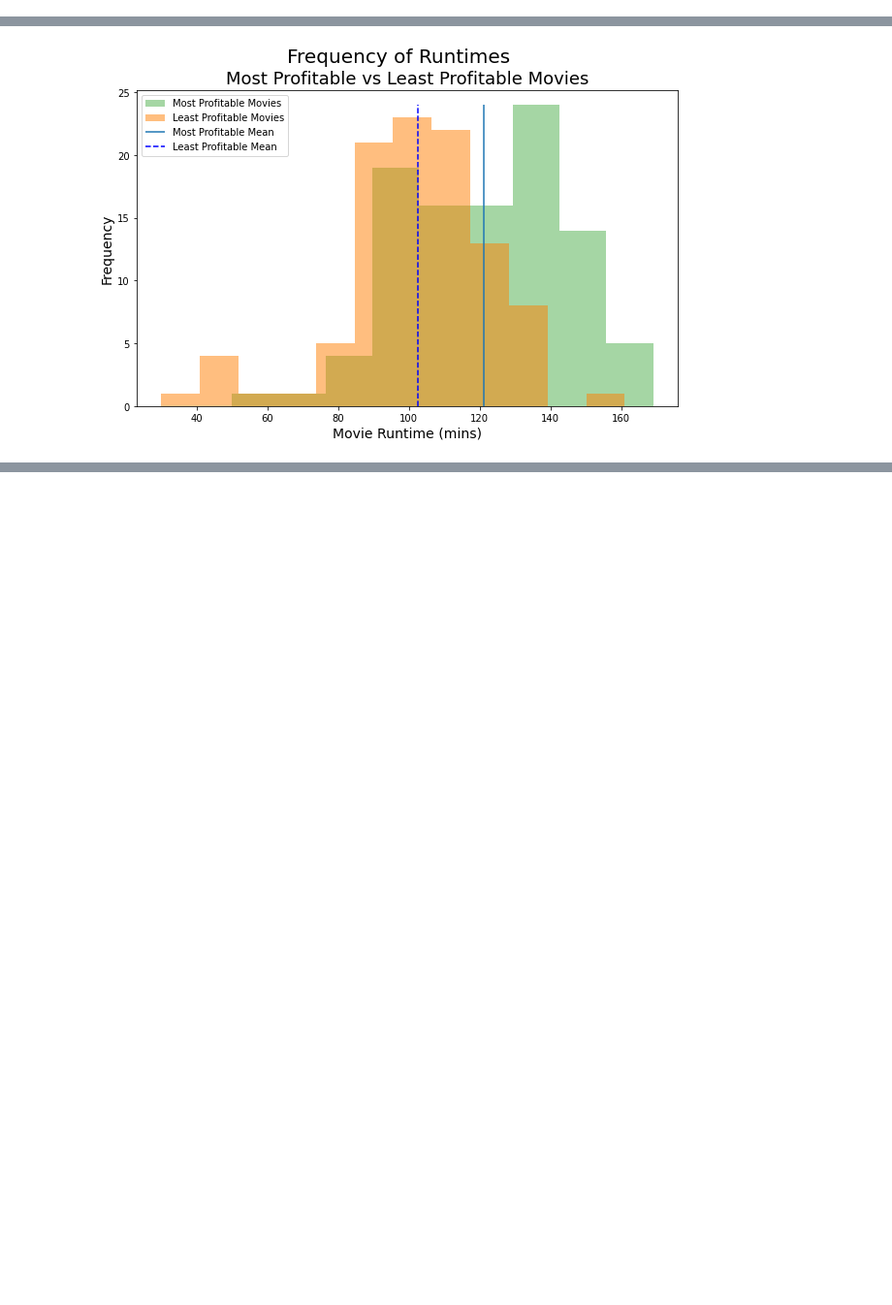
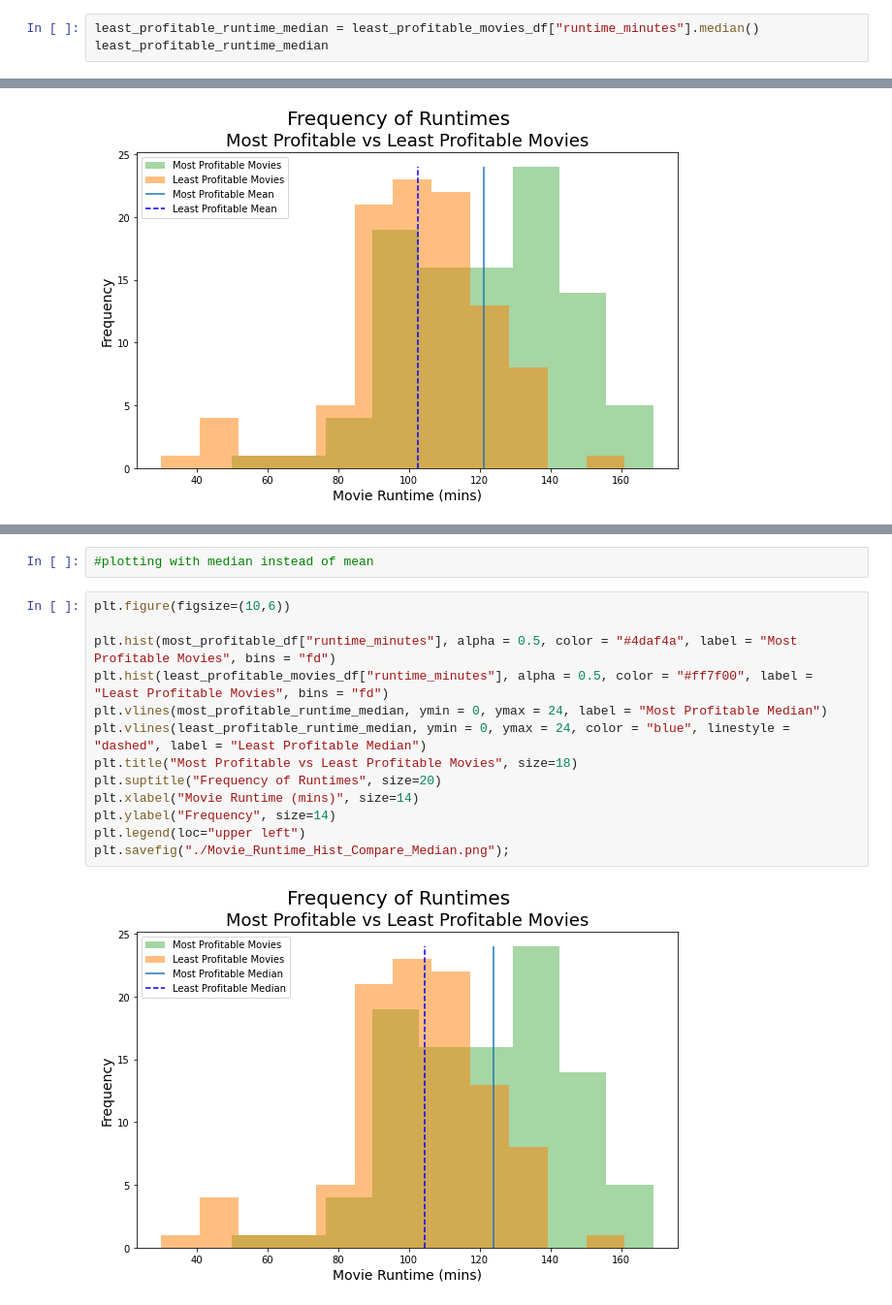
Before and after one commit to learn-co-curriculum/dsc-phase-1-project-v2-4, a Jupyter notebook: Meg_Clean_Table_From_Yue.ipynb, the cells around one changed output, grey strips where cells are left out. Shown at 97% size. Drawn from its saved outputs; the diff is of its cells as text; blank space fills up the shorter version.

Commit message:
Cleaned histogram, added other analysis

```diff
--- a/Meg_Clean_Table_From_Yue.ipynb
+++ b/Meg_Clean_Table_From_Yue.ipynb
@@ -474,3 +510,6 @@ least_profitable_runtime_mean = least_profitable_movies_df["runtime_minutes"].me
 least_profitable_runtime_mean
 # %% [output]
 102.52
+# %%
+least_profitable_runtime_median = least_profitable_movies_df["runtime_minutes"].median()
+least_profitable_runtime_median
@@ -562,0 +601,17 @@ plt.savefig("./Movie_Runtime_Hist_Compare.png");
+# %%
+#plotting with median instead of mean
+# %%
+plt.figure(figsize=(10,6))
+
+plt.hist(most_profitable_df["runtime_minutes"], alpha = 0.5, color = "#4daf4a", label = "Most Profitable Movies", bins = "fd")
+plt.hist(least_profitable_movies_df["runtime_minutes"], alpha = 0.5, color = "#ff7f00", label = "Least Profitable Movies", bins = "fd")
+plt.vlines(most_profitable_runtime_median, ymin = 0, ymax = 24, label = "Most Profitable Median")
+plt.vlines(least_profitable_runtime_median, ymin = 0, ymax = 24, color = "blue", linestyle = "dashed", label = "Least Profitable Median")
+plt.title("Most Profitable vs Least Profitable Movies", size=18)
+plt.suptitle("Frequency of Runtimes", size=20)
+plt.xlabel("Movie Runtime (mins)", size=14)
+plt.ylabel("Frequency", size=14)
+plt.legend(loc="upper left")
+plt.savefig("./Movie_Runtime_Hist_Compare_Median.png");
+# %% [output]
+[figure, added]
```
Also changed, not shown: parts of 15 cells of this notebook.
